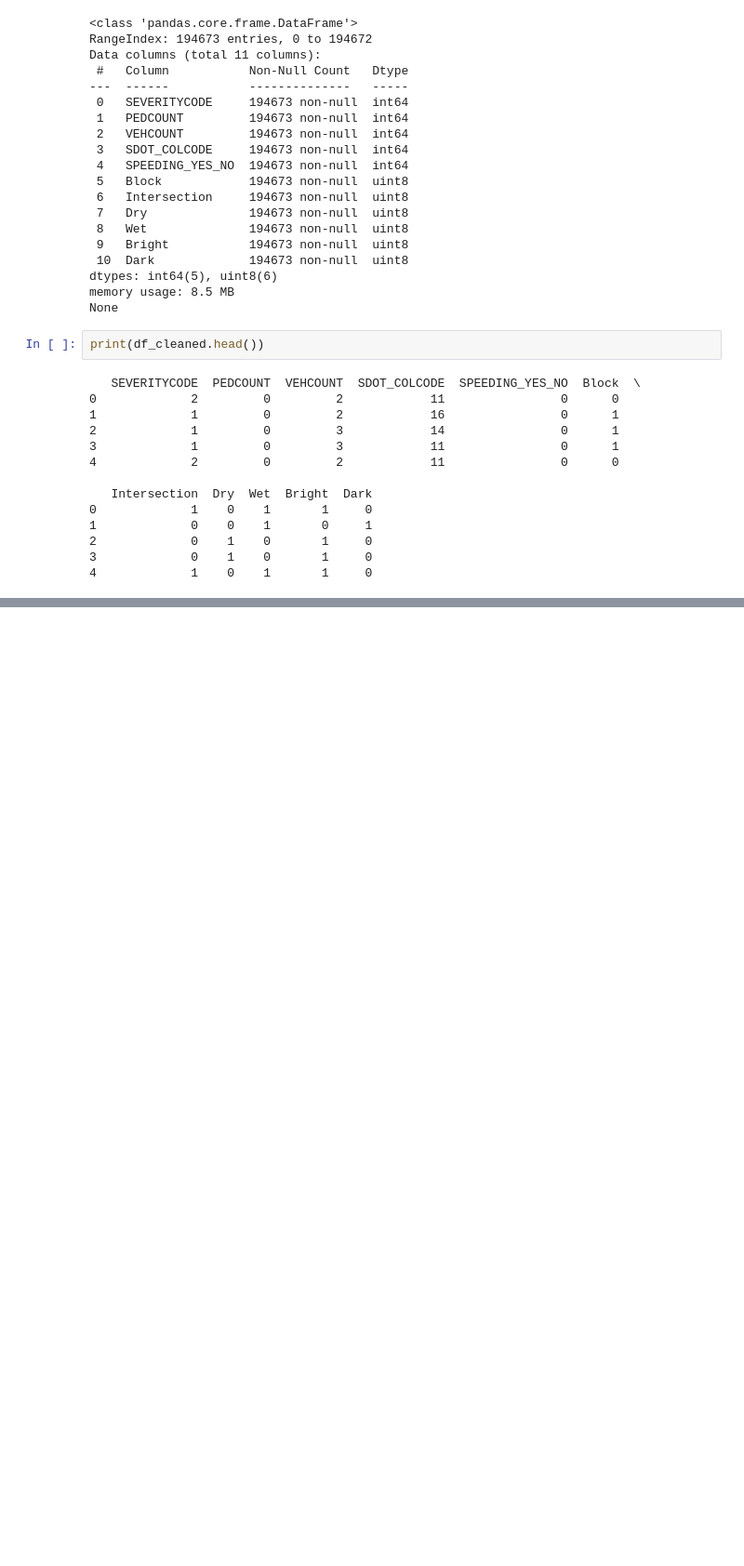
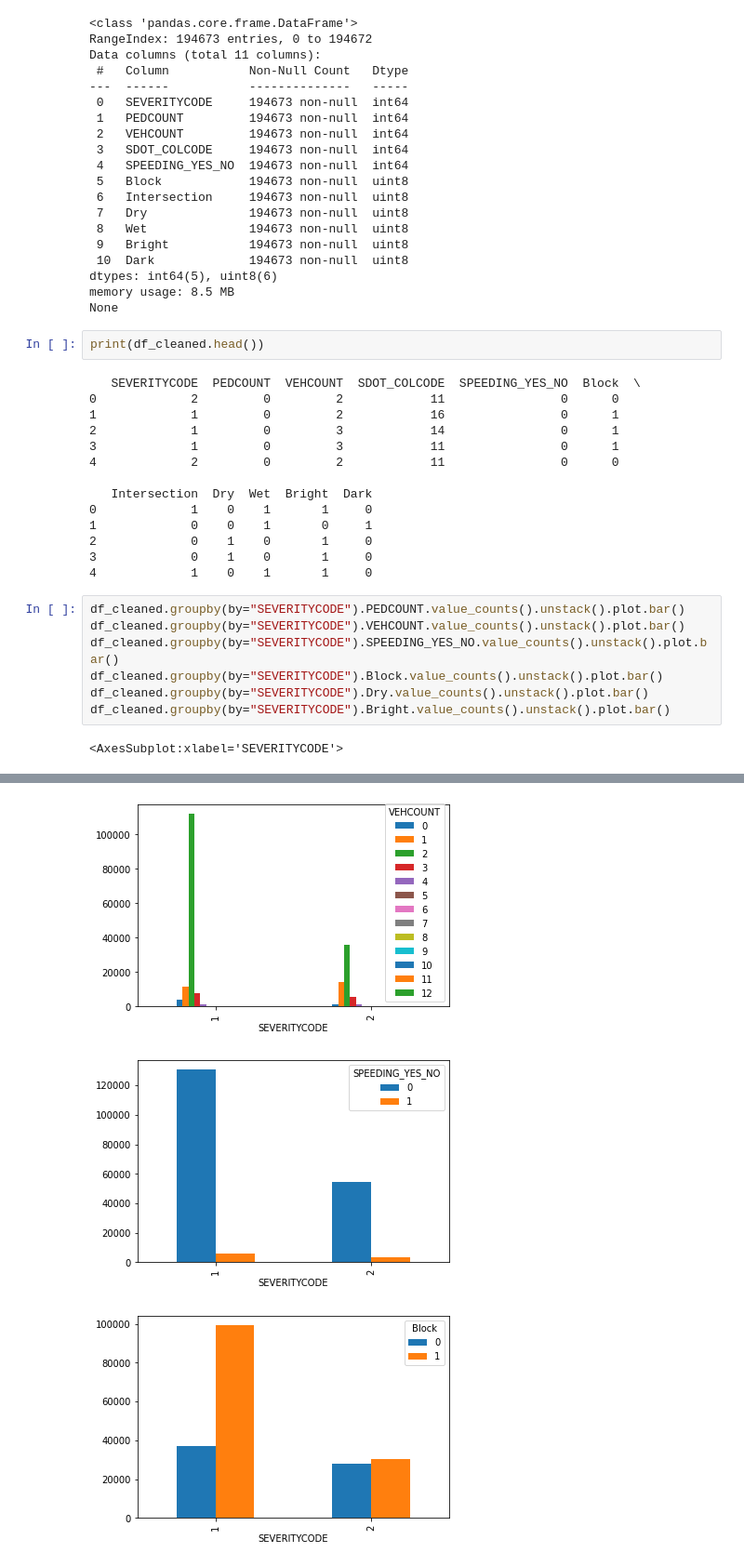
Before and after one commit to wgwei/Coursera_Capstone, a Jupyter notebook: Project_capstone.ipynb, the cells around one changed output, grey strips where cells are left out. Shown at 93% size. Saved outputs shown, nothing was run; the diff lists cells and outputs as text; blank space fills up the shorter version.

```diff
--- a/Project_capstone.ipynb
+++ b/Project_capstone.ipynb
@@ -337,3 +337,12 @@ print(df_cleaned.head())
 2             0    1    0       1     0
 3             0    1    0       1     0
 4             1    0    1       1     0
+# %%
+df_cleaned.groupby(by="SEVERITYCODE").PEDCOUNT.value_counts().unstack().plot.bar()
+df_cleaned.groupby(by="SEVERITYCODE").VEHCOUNT.value_counts().unstack().plot.bar()
+df_cleaned.groupby(by="SEVERITYCODE").SPEEDING_YES_NO.value_counts().unstack().plot.bar()
+df_cleaned.groupby(by="SEVERITYCODE").Block.value_counts().unstack().plot.bar()
+df_cleaned.groupby(by="SEVERITYCODE").Dry.value_counts().unstack().plot.bar()
+df_cleaned.groupby(by="SEVERITYCODE").Bright.value_counts().unstack().plot.bar()
+# %% [output]
+<AxesSubplot:xlabel='SEVERITYCODE'>
@@ -339,0 +350,3 @@ print(df_cleaned.head())
+[figure, added]
+[figure, added]
+[figure, added]
```
Also changed, not shown: parts of 26 cells of this notebook, 2 other files.
